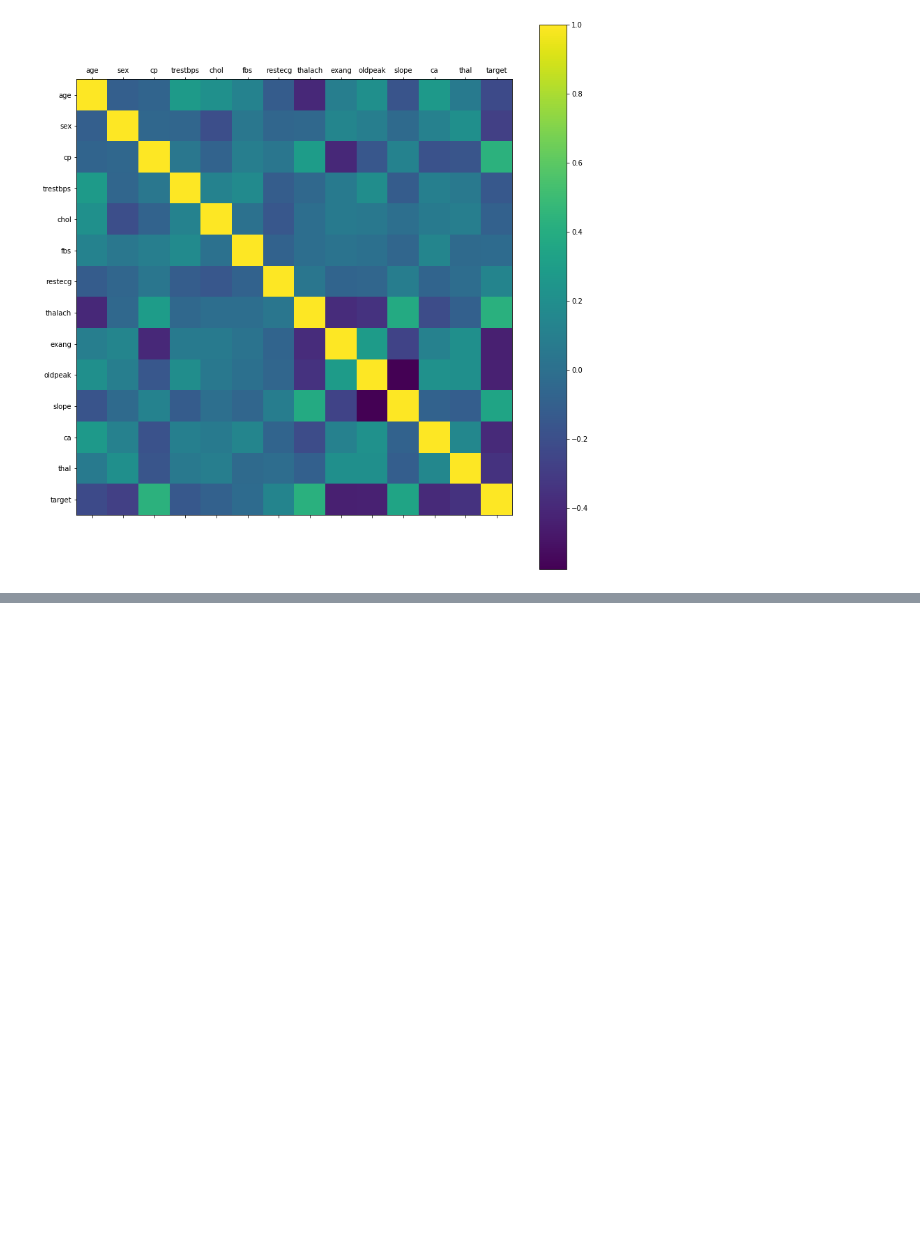
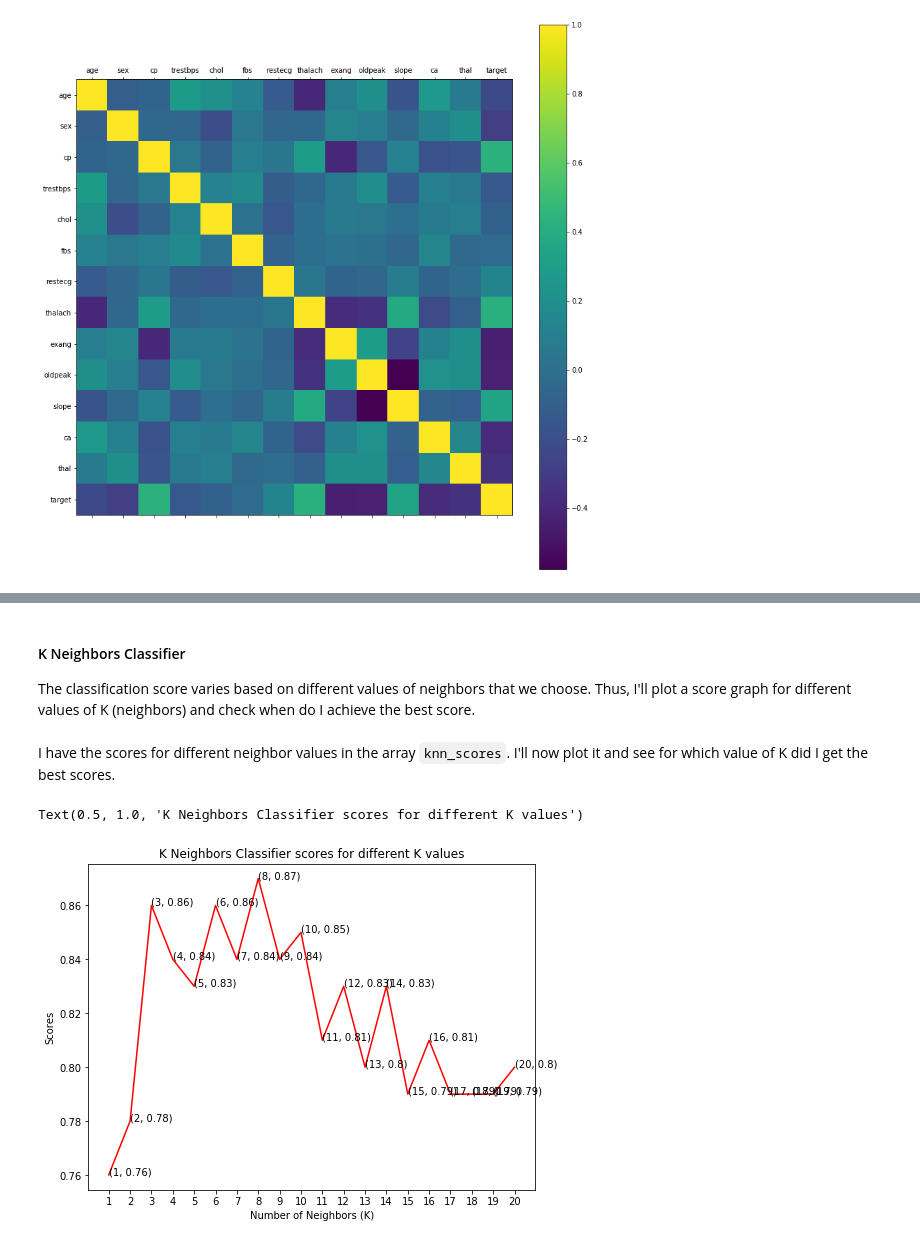
Before and after one commit to kb22/Heart-Disease-Prediction, a Jupyter notebook: Heart Disease Prediction.ipynb, the cells around one changed output, grey strips where cells are left out. Saved outputs shown, nothing was run; the diff lists cells and outputs as text; code cells hidden in the pictures; blank space fills up the shorter version.

```diff
--- a/Heart Disease Prediction.ipynb
+++ b/Heart Disease Prediction.ipynb
@@ -82,0 +128,2 @@ plt.colorbar()
+# %%
+dataset = pd.get_dummies(dataset, columns = ['sex', 'cp', 'fbs', 'restecg', 'exang', 'slope', 'ca', 'thal'])
@@ -82,0 +132,6 @@ plt.colorbar()
+# %%
+from sklearn.preprocessing import StandardScaler
+
+standardScaler = StandardScaler()
+columns_to_scale = ['age', 'trestbps', 'chol', 'thalach', 'oldpeak']
+dataset[columns_to_scale] = standardScaler.fit_transform(dataset[columns_to_scale])
@@ -82,0 +150,27 @@ plt.colorbar()
+# %%
+y = dataset['target']
+X = dataset.drop(['target'], axis = 1)
+X_train, X_test, y_train, y_test = train_test_split(X, y, test_size = 0.33, random_state = 0)
+# %% [markdown]
+#### K Neighbors Classifier
+
+The classification score varies based on different values of neighbors that we choose. Thus, I'll plot a score graph for different values of K (neighbors) and check when do I achieve the best score.
+# %%
+knn_scores = []
+for k in range(1,21):
+    knn_classifier = KNeighborsClassifier(n_neighbors = k)
+    knn_classifier.fit(X_train, y_train)
+    knn_scores.append(knn_classifier.score(X_test, y_test))
+# %% [markdown]
+I have the scores for different neighbor values in the array `knn_scores`. I'll now plot it and see for which value of K did I get the best scores.
+# %%
+plt.plot([k for k in range(1, 21)], knn_scores, color = 'red')
+for i in range(1,21):
+    plt.text(i, knn_scores[i-1], (i, knn_scores[i-1]))
+plt.xticks([i for i in range(1, 21)])
+plt.xlabel('Number of Neighbors (K)')
+plt.ylabel('Scores')
+plt.title('K Neighbors Classifier scores for different K values')
+# %% [output]
+Text(0.5, 1.0, 'K Neighbors Classifier scores for different K values')
+[figure, added]
```
Also changed, not shown: parts of 32 cells of this notebook.
